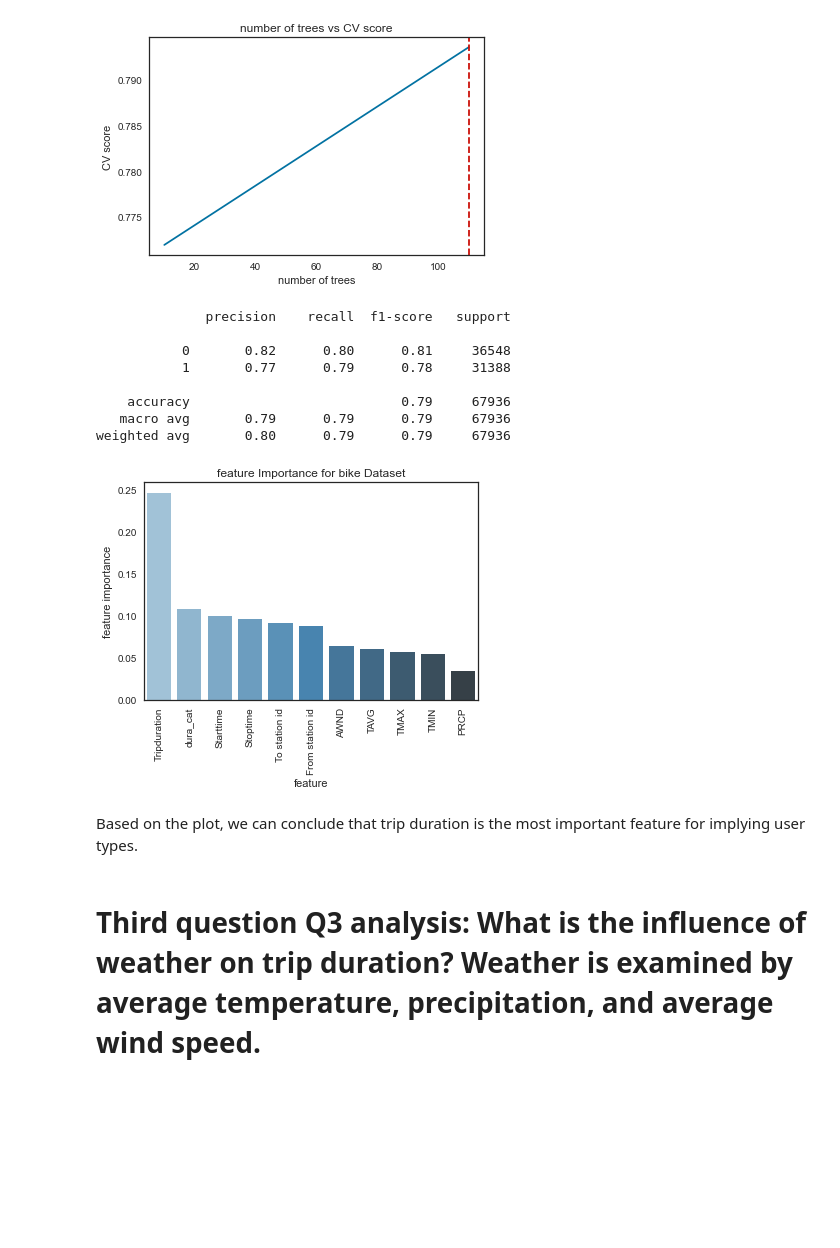
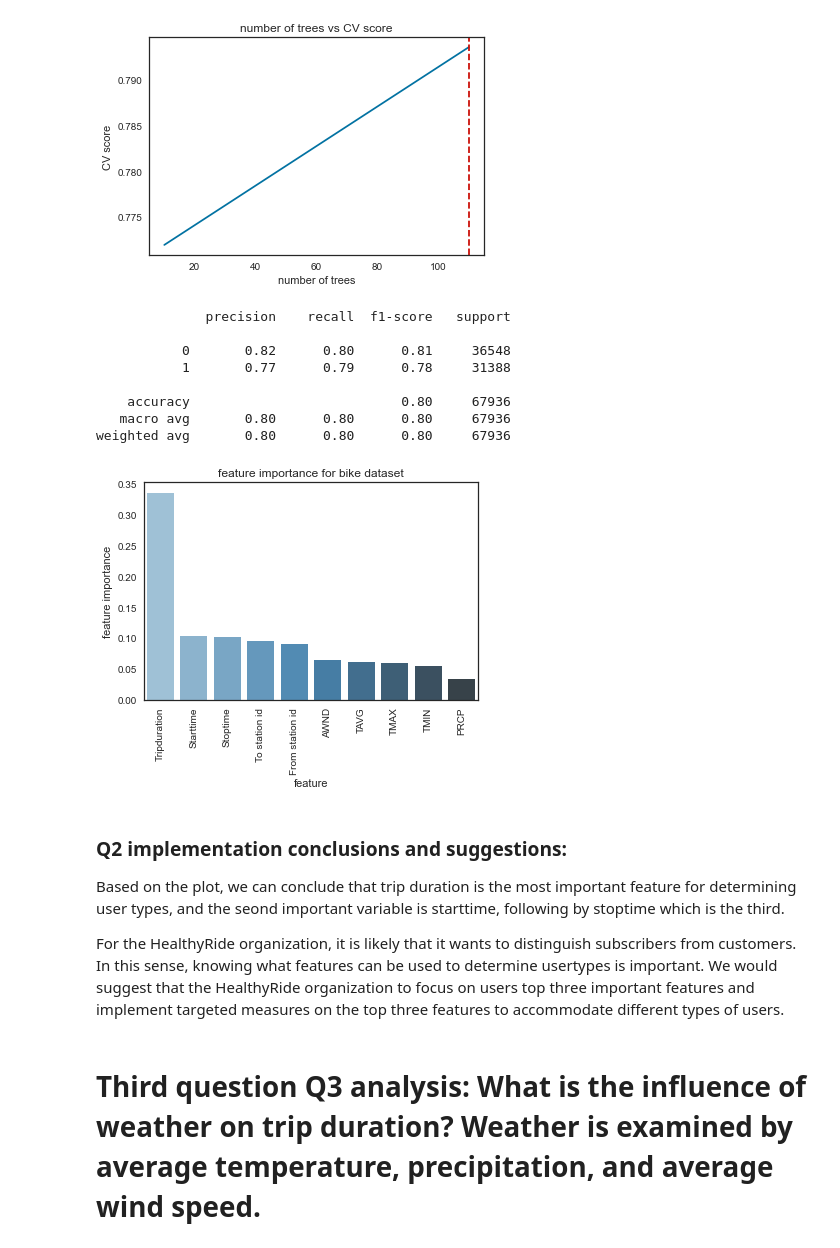
Before and after one commit to Nellyan4/data_mining_project, a Jupyter notebook: project_final_delivery.ipynb, the cells around one changed output. Drawn from its saved outputs; the diff is of its cells as text; code cells hidden in the pictures; blank space fills up the shorter version.

```diff
--- a/project_final_delivery.ipynb
+++ b/project_final_delivery.ipynb
@@ -722,21 +742,3 @@ In addition, HealthyRide may consider setting time recording system: when the bi
 Declare and use a new df_merged set called df_merged_q2
 # %%
 df_merged_q2 = df_merged
-# %%
-# categorize trip duration
-# step size: 15min
-def cat_type(x):
-    if x <= 900:
-        a='1'
-    elif x > 900 and x <= 1800:
-        a='2'
-    elif x > 1800 and x <= 2700:
-        a='3'
-    elif x > 2700 and x <= 3600:
-        a='4'
-    else:
-        a='5'
-    return a
-
-df_merged_q2['dura_cat'] = df_merged_q2['Tripduration'].apply(lambda x :cat_type(x))
-df_merged_q2.head(5)
@@ -947,13 +946,15 @@ weighted avg       0.79      0.79      0.79     67936
 total_trees = []
 cv_score = []
 
-# set step size 20
+# set step size 50
 for i in range (10, 210, 100):
-
-    rf_q2 = RandomForestClassifier(n_estimators=i, random_state=1)
-    rf_q2.fit(X_train_q2, y_train_q2)
-    rf_pred_q2 = rf_q2.predict(X_test_q2)
-    scores = np.mean(cross_val_score(rf_q2, X_train_q2, y_train_q2, cv=10, scoring='accuracy'))
+    # create an object and fit into it
+    rf_q2_1 = RandomForestClassifier(n_estimators=i, random_state=1)
+    rf_q2_1.fit(X_train_q2, y_train_q2)
+    rf_pred_q2_1 = rf_q2_1.predict(X_test_q2)
+    # calculate cv score
+    scores = np.mean(cross_val_score(rf_q2_1, X_train_q2, y_train_q2, cv=10, scoring='accuracy'))
+    # append the absolute values of the cv scores to the empty list created above
     cv_score.append(abs(scores))
     total_trees.append(i)
 # %%
@@ -980,22 +982,26 @@ print(classification_report(y_test_q2, rf_q2_tuned.predict(X_test_q2)))
            0       0.82      0.80      0.81     36548
            1       0.77      0.79      0.78     31388
 
-    accuracy                           0.79     67936
-   macro avg       0.79      0.79      0.79     67936
-weighted avg       0.80      0.79      0.79     67936
+    accuracy                           0.80     67936
+   macro avg       0.80      0.80      0.80     67936
+weighted avg       0.80      0.80      0.80     67936
 # %%
 feature_importances = pd.DataFrame({'features': X_q2.columns, 'importances': rf_q2_tuned.feature_importances_})
 sns.barplot(x="features",y="importances", data=feature_importances,
             order=feature_importances.sort_values('importances',ascending = False).features, palette="Blues_d")
 plt.xticks(rotation=90)
-plt.title("feature Importance for bike Dataset")
+plt.title("feature importance for bike dataset")
 plt.ylabel("feature importance")
 plt.xlabel("feature")
 fig.tight_layout()
 # %% [output]
-[figure, old version]
+[figure, new version]
-# %% [markdown]
-Based on the plot, we can conclude that trip duration is the most important feature for implying user types.
+# %% [markdown]
+### Q2 implementation conclusions and suggestions:
+
+Based on the plot, we can conclude that trip duration is the most important feature for determining user types, and the seond important variable is starttime, following by stoptime which is the third.
+
+For the HealthyRide organization, it is likely that it wants to distinguish subscribers from customers. In this sense, knowing what features can be used to determine usertypes is important. We would suggest that the HealthyRide organization to focus on users top three important features and implement targeted measures on the top three features to accommodate different types of users.
 # %% [markdown]
 # Third question Q3 analysis: What is the influence of weather on trip duration? Weather is examined by average temperature, precipitation, and average wind speed.
 # %% [markdown]
```
Also changed, not shown: parts of 29 cells of this notebook, 1 other file.
